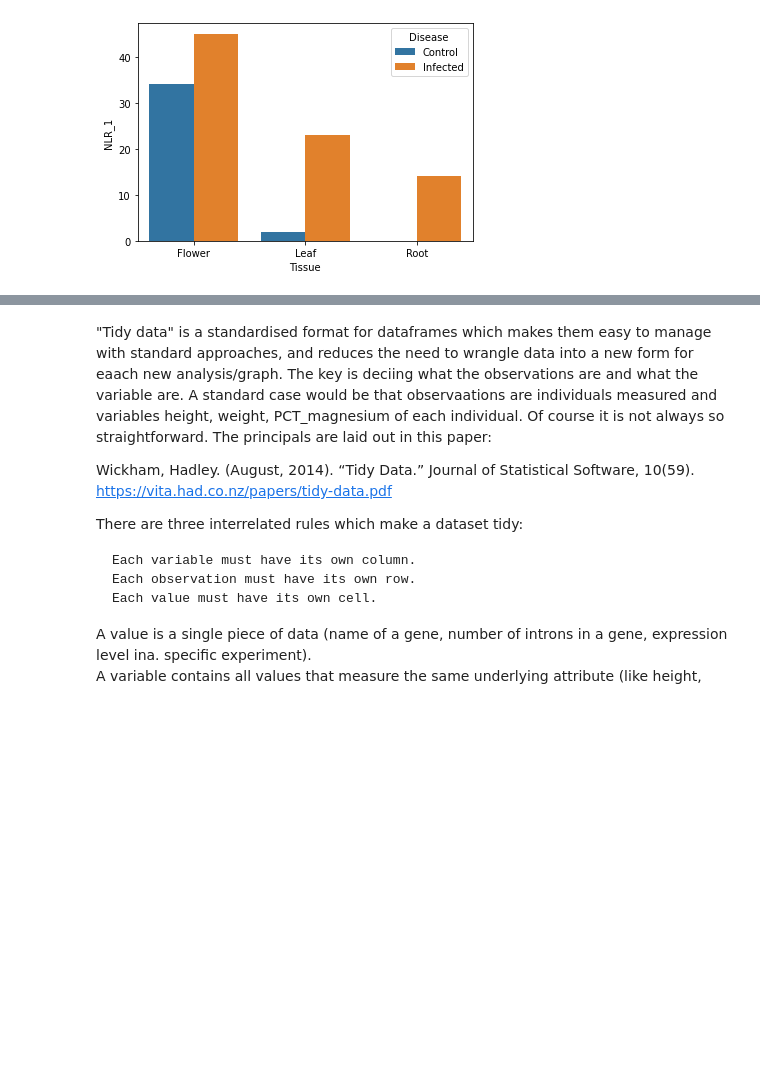
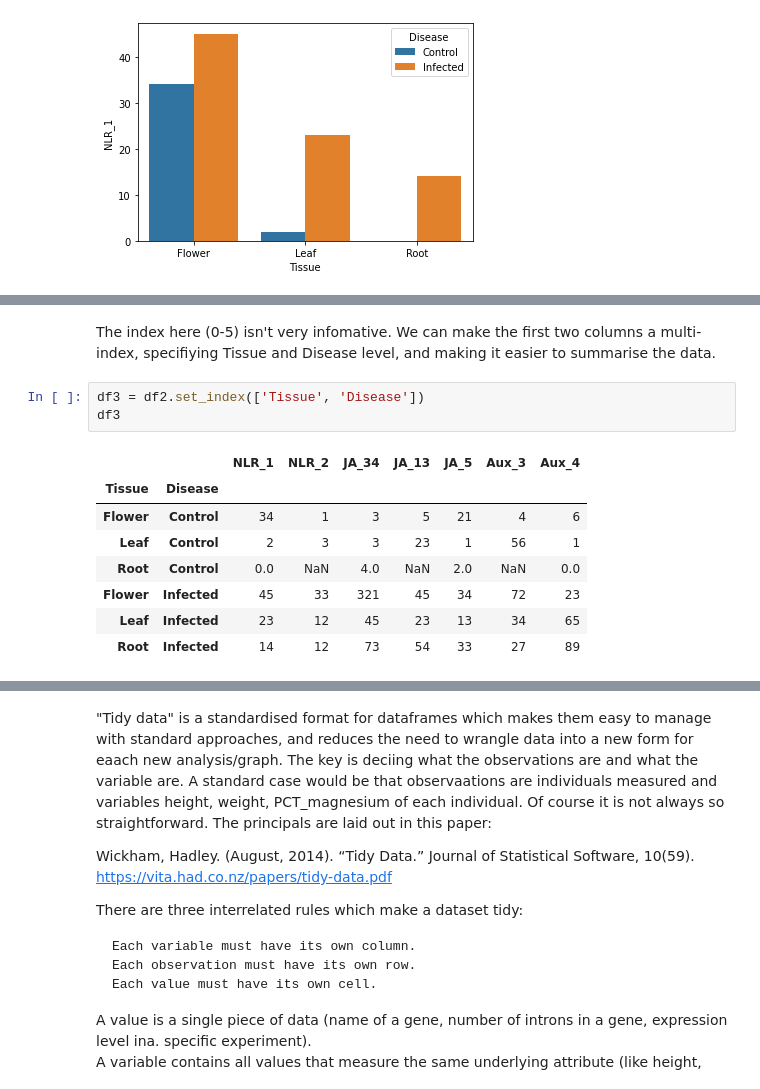
Before and after one commit to nicksavill/DEB_development, a Jupyter notebook: Week2/Class_3_tidy_data.ipynb, the cells around one changed output, grey strips where cells are left out. Cells and saved outputs as stored; diff of their text form; blank space fills up the shorter version.

```diff
--- a/Week2/Class_3_tidy_data.ipynb
+++ b/Week2/Class_3_tidy_data.ipynb
@@ -77,0 +80,14 @@ sns.barplot(x="Tissue", y="NLR_1", hue="Disease", data=df2)
+# %% [markdown]
+The index here (0-5) isn't very infomative.  We can make the first two columns a multi-index, specifiying Tissue and Disease level, and making it easier to summarise the data.
+# %%
+df3 = df2.set_index(['Tissue', 'Disease'])
+df3
+# %% [output]
+|  |  | NLR_1 | NLR_2 | JA_34 | JA_13 | JA_5 | Aux_3 | Aux_4 |
+| Tissue | Disease |  |  |  |  |  |  |  |
+| Flower | Control | 34 | 1 | 3 | 5 | 21 | 4 | 6 |
+| Leaf | Control | 2 | 3 | 3 | 23 | 1 | 56 | 1 |
+| Root | Control | 0.0 | NaN | 4.0 | NaN | 2.0 | NaN | 0.0 |
+| Flower | Infected | 45 | 33 | 321 | 45 | 34 | 72 | 23 |
+| Leaf | Infected | 23 | 12 | 45 | 23 | 13 | 34 | 65 |
+| Root | Infected | 14 | 12 | 73 | 54 | 33 | 27 | 89 |
```
Also changed, not shown: parts of 14 cells of this notebook, 10 other files.
